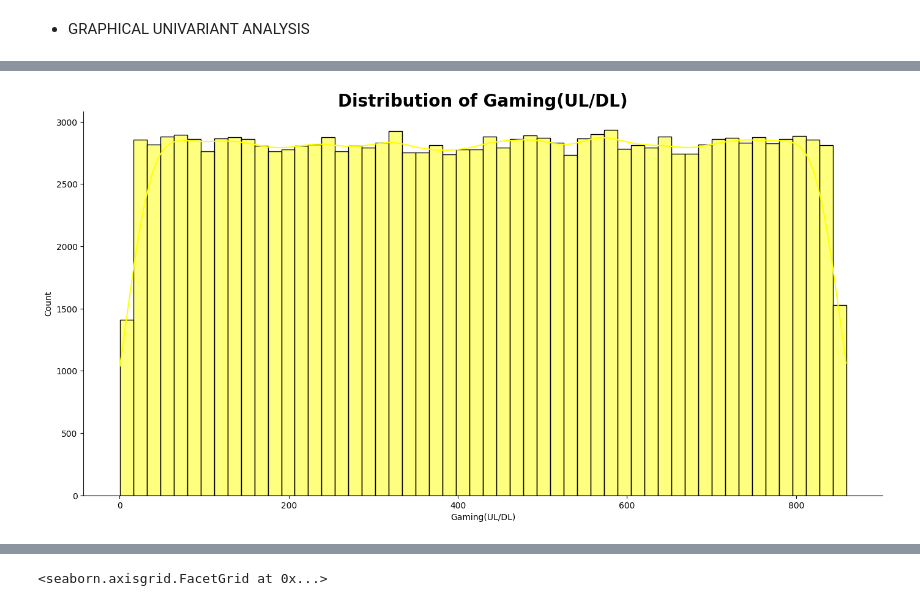
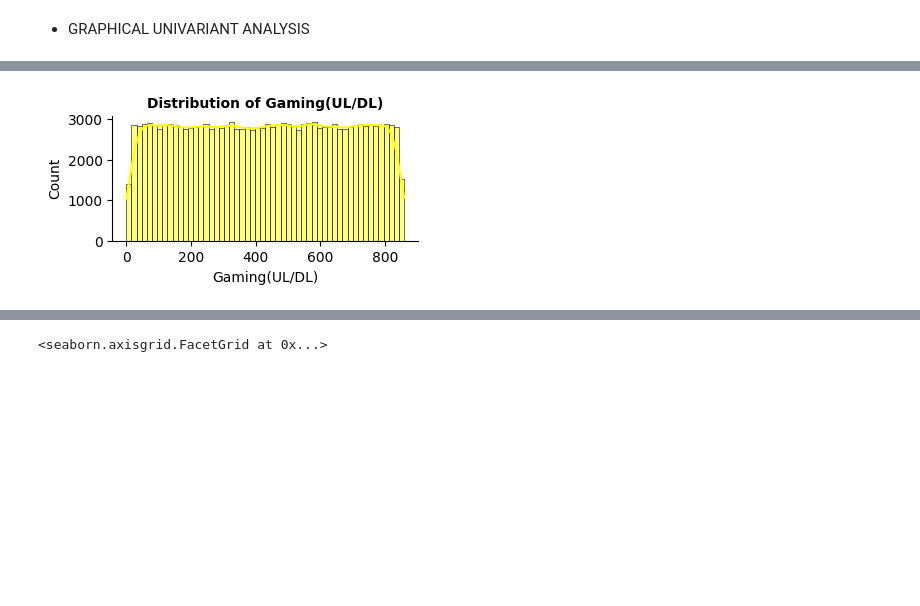
Before and after one commit to sel6/TellCo_Data_Analysis, a Jupyter notebook: notebooks/Data_Explore.ipynb, the cells around one changed output, grey strips where cells are left out. Drawn from its saved outputs; the diff is of its cells as text; code cells hidden in the pictures; blank space fills up the shorter version.

```diff
--- a/notebooks/Data_Explore.ipynb
+++ b/notebooks/Data_Explore.ipynb
@@ -495,5 +444,5 @@ plot_hist(filled, 'Youtube(UL/DL)', 'red')
 # %%
-plot_hist(filled, 'Gaming(UL/DL)', 'yellow')
+univariate.plot_hist(filled, 'Gaming(UL/DL)', 'yellow')
 # %% [output]
-[figure, old version]
+[figure, new version]
 # %%
```
Also changed, not shown: parts of 15 cells of this notebook.
